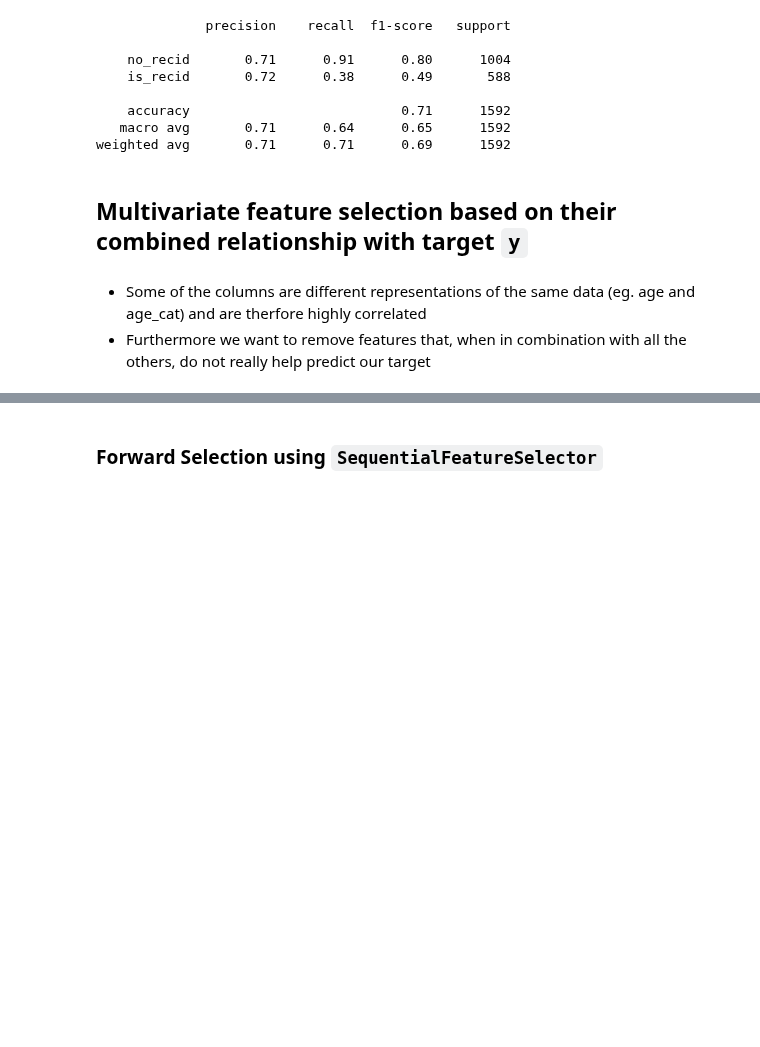
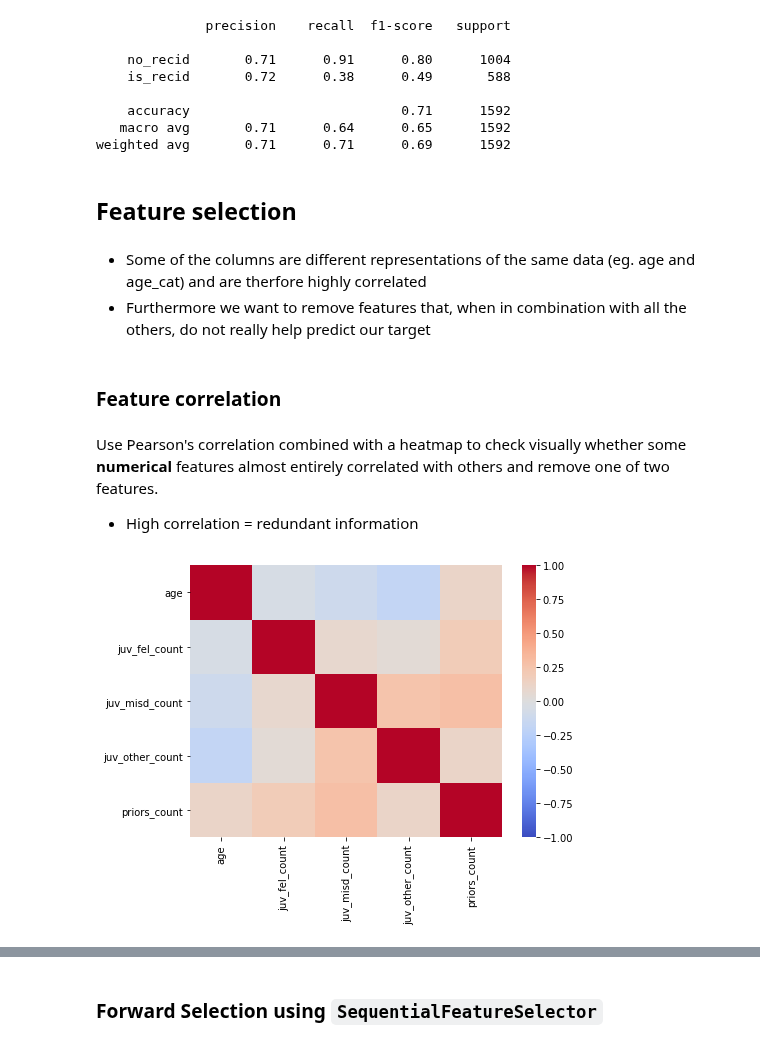
Before and after one commit to Heity94/Compas-recidivism-analysis, a Jupyter notebook: notebooks/Philipp/Data_preprocessing_Philipp.ipynb, the cells around one changed output, grey strips where cells are left out. Saved outputs shown, nothing was run; the diff lists cells and outputs as text; code cells hidden in the pictures; blank space fills up the shorter version.

Commit message:
Add feature permutation and backward selection and featzre correlation steps

```diff
--- a/notebooks/Philipp/Data_preprocessing_Philipp.ipynb
+++ b/notebooks/Philipp/Data_preprocessing_Philipp.ipynb
@@ -441,7 +465,7 @@ weighted avg       0.71      0.71      0.69      1592
 # %%
 #Grid Search
 param_grid =  {'logisticregression__solver': ['newton-cg', 'lbfgs', 'liblinear', 'sag'],
-               'logisticregression__C': np.linspace(2.2,2.9,100),
+               'logisticregression__C': np.linspace(2.6,2.9,100),
               }
 
 search_log_2 = GridSearchCV(pipe_log, param_grid,
@@ -476,7 +500,18 @@ print(classification_report(y_test, y_pred, target_names=["no_recid", "is_recid"
    macro avg       0.71      0.64      0.65      1592
 weighted avg       0.71      0.71      0.69      1592
 # %% [markdown]
-## Multivariate feature selection based on their combined relationship with target `y`
+## Feature selection
 # %% [markdown]
 - Some of the columns are different representations of the same data (eg. age and age_cat) and are therfore highly correlated
 - Furthermore we want to remove features that, when in combination with all the others, do not really help predict our target
+# %% [markdown]
+### Feature correlation
+# %% [markdown]
+Use Pearson's correlation combined with a heatmap to check visually whether some **numerical** features almost entirely correlated with others and remove one of two features.
+- High correlation = redundant information
+# %%
+corr_num = X_train.corr()
+plt.figure(figsize=(7,5))
+sns.heatmap(corr_num, cmap='coolwarm',vmin=-1, vmax=1);
+# %% [output]
+[figure, new version]
```
Also changed, not shown: parts of 45 cells of this notebook.
